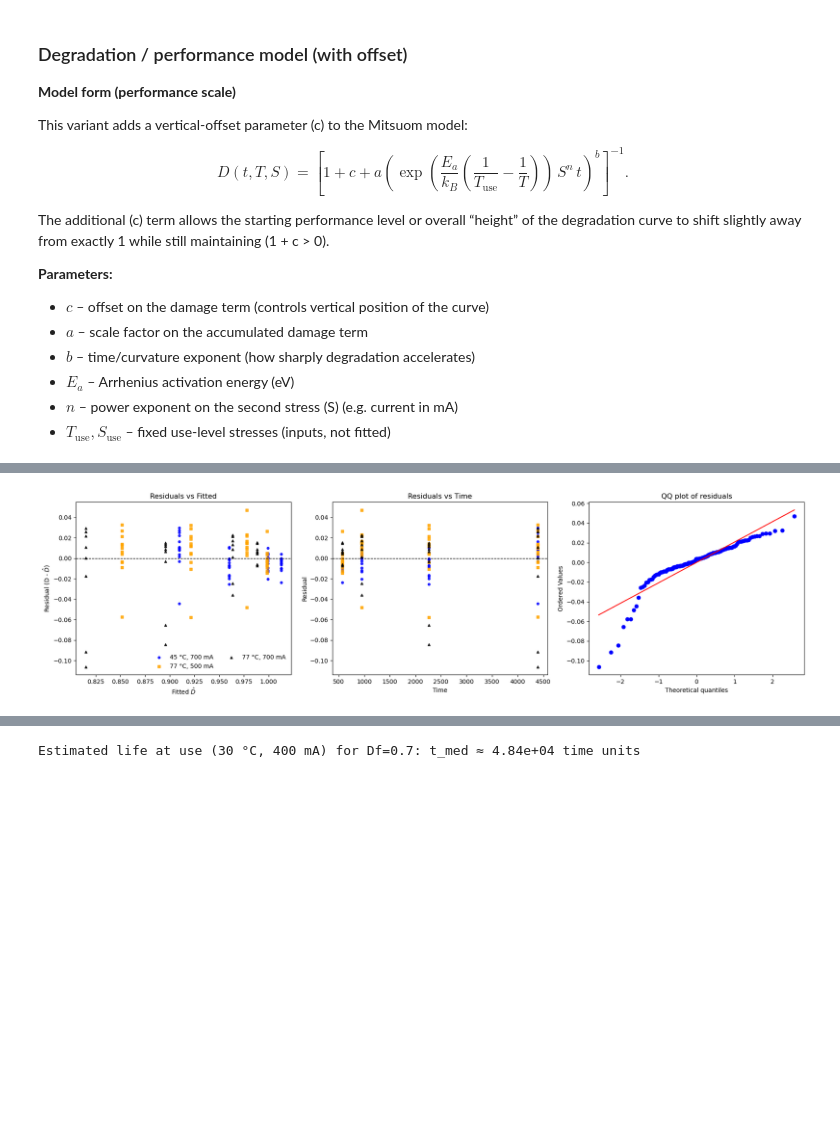
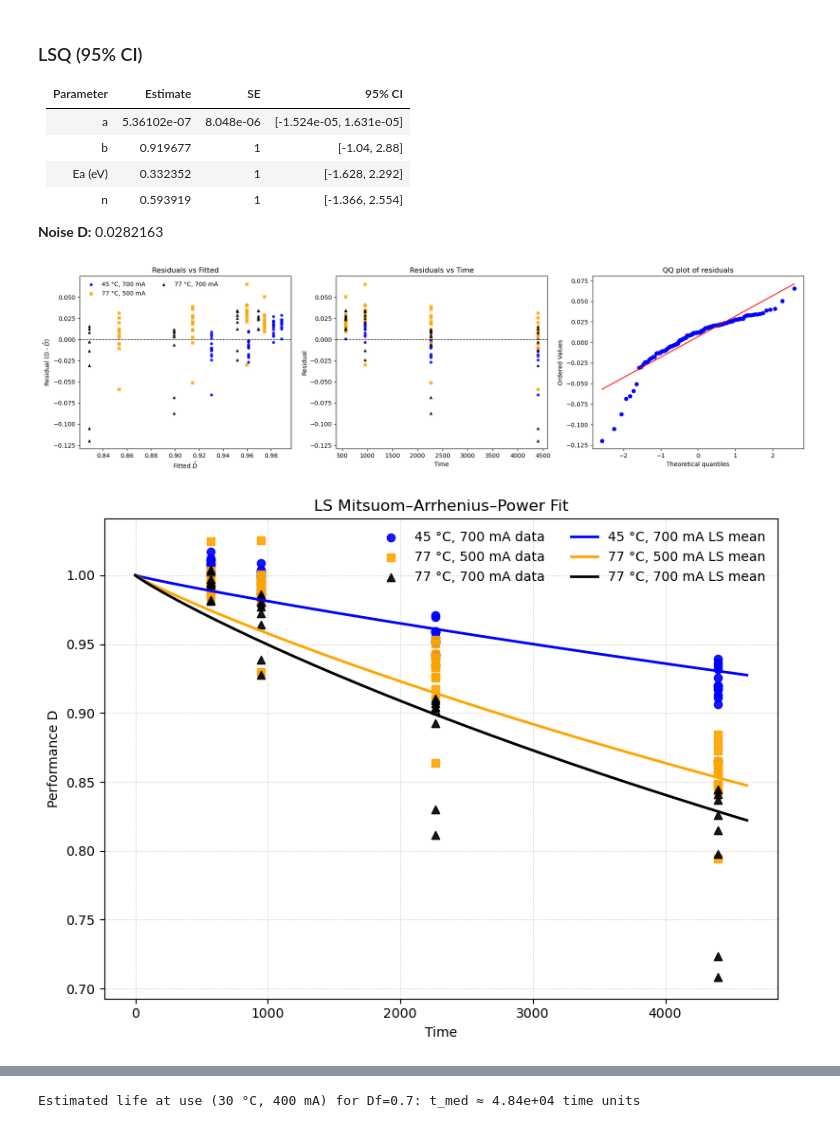
Before and after one commit to JRhino1991/ENRE641-PPoF_and_ALT, a Jupyter notebook: modarres_ch5_validation/notebooks/Example_5.3.ipynb, the cells around one changed output, grey strips where cells are left out. Cells and saved outputs as stored; diff of their text form; code cells hidden in the pictures; blank space fills up the shorter version.

```diff
--- a/modarres_ch5_validation/notebooks/Example_5.3.ipynb
+++ b/modarres_ch5_validation/notebooks/Example_5.3.ipynb
@@ -100,59 +100,42 @@ fit_dual = Fit_ADT_Mitsuom_Arrhenius_Power(
     stress_use_T=T_use_C,
     stress_use_S=I_use_mA,
     Df=Df,
     CI=0.95,
     method="LS",
     show_data_plot=True,
     show_LSQ_diagnostics=True,
     print_results=True,
 )
 
 from ADT_fitters import Fit_ADT_Mitsuom_Arrhenius_Power1
 fit_dual = Fit_ADT_Mitsuom_Arrhenius_Power1(
     degradation=df["D"],
     temp_C=df["T_C"],
     stress_S=df["I_mA"],
     time=df["time_hr"],
     unit=df["Unit"],
     stress_use_T=T_use_C,
     stress_use_S=I_use_mA,
     Df=Df,
     CI=0.95,
     method="LS",
     show_data_plot=True,
     show_LSQ_diagnostics=True,
     print_results=True,
 )
+fit_dual.plot_data_dual(save="5.3_data.png")
+fit_dual._plot_fit_LS_dual(save="5.3_LS_Fit.png")
 # %% [output]
 [figure]
-### Degradation / performance model (with offset)
+### LSQ (95% CI)
 
-**Model form (performance scale)**
+| Parameter | Estimate | SE | 95% CI |
+|-----------|----------|----|--------------|
+| a | 5.36102e-07 | 8.048e-06 | [-1.524e-05, 1.631e-05] |
+| b | 0.919677 | 1 | [-1.04, 2.88] |
+| Ea (eV) | 0.332352 | 1 | [-1.628, 2.292] |
+| n | 0.593919 | 1 | [-1.366, 2.554] |
 
-This variant adds a vertical-offset parameter \(c\) to the Mitsuom model:
-
-$$
-D(t, T, S)
-= \left[
-  1 + c
-  + a \left(
-    \exp\!\left(\frac{E_a}{k_B}
-      \left(\frac{1}{T_{\text{use}}} - \frac{1}{T}\right)
-    \right)
-    \, S^{n} \, t
-  \right)^{b}
-\right]^{-1}.
-$$
-
-The additional \(c\) term allows the starting performance level or
-overall “height” of the degradation curve to shift slightly away from
-exactly 1 while still maintaining \(1 + c > 0\).
-
-**Parameters:**
-
-- **$c$** – offset on the damage term (controls vertical position of the curve)
-- **$a$** – scale factor on the accumulated damage term
-- **$b$** – time/curvature exponent (how sharply degradation accelerates)
-- **$E_{a}$** – Arrhenius activation energy (eV)
-- **$n$** – power exponent on the second stress \(S\) (e.g. current in mA)
-- **$T_{\text{use}}, S_{\text{use}}$** – fixed use-level stresses (inputs, not fitted)
+**Noise D:** 0.0282163
+[figure, new version]
+[figure, new version]
@@ -170 +173,0 @@ exactly 1 while still maintaining \(1 + c > 0\).
-[figure, old version]
```
Also changed, not shown: parts of 3 cells of this notebook, 8 other files.
